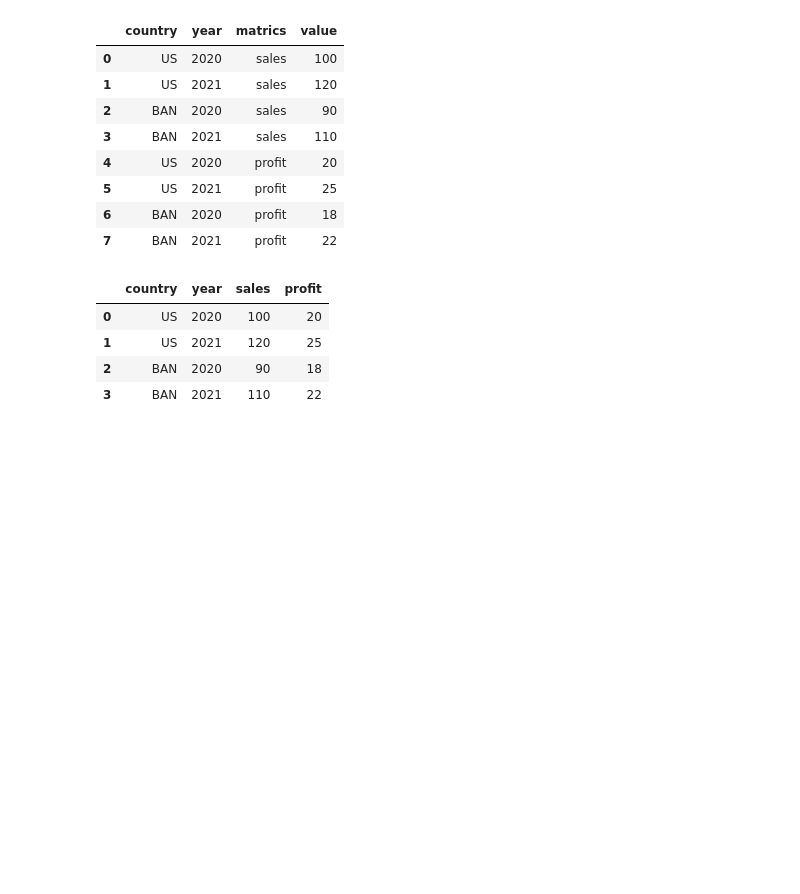
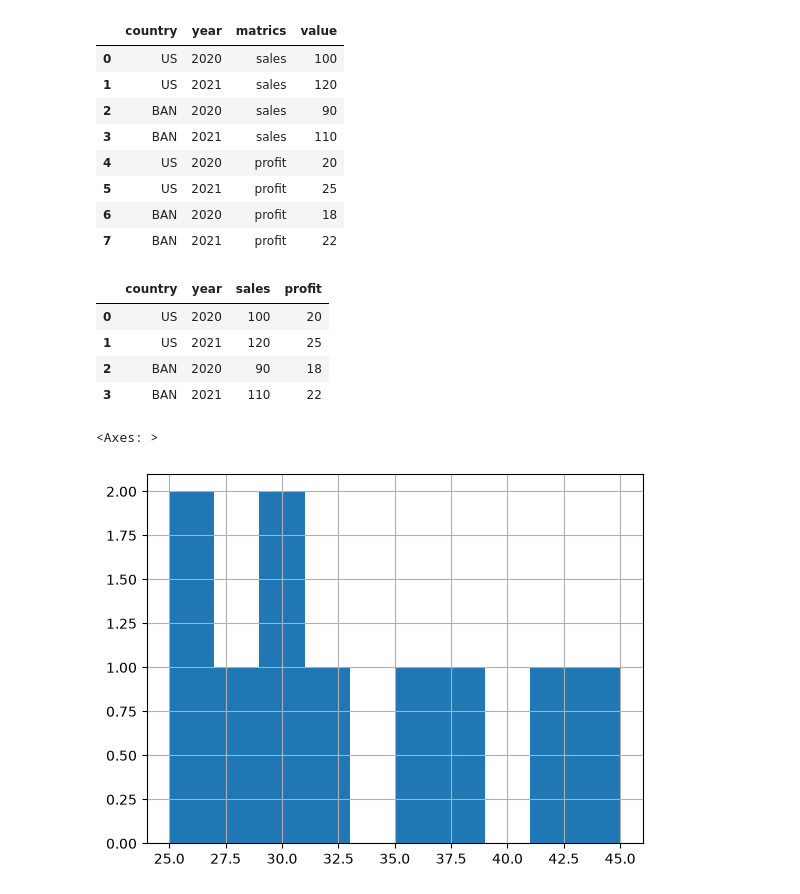
Before and after one commit to Nahin4200/AI-ML_learning_journey, a Jupyter notebook: pandas/pandas_01.ipynb, the cells around one changed output. Cells and saved outputs as stored; diff of their text form; code cells hidden in the pictures; blank space fills up the shorter version.

```diff
--- a/pandas/pandas_01.ipynb
+++ b/pandas/pandas_01.ipynb
@@ -648,3 +648,11 @@ df
 | 1 | US | 2021 | 120 | 25 |
 | 2 | BAN | 2020 | 90 | 18 |
 | 3 | BAN | 2021 | 110 | 22 |
+# %%
+# data visualization
+
+df = pd.read_csv("employee_data.csv")
+df["Age"].hist()
+# %% [output]
+<Axes: >
+[figure, added]
```
Also changed, not shown: parts of 7 cells of this notebook.
